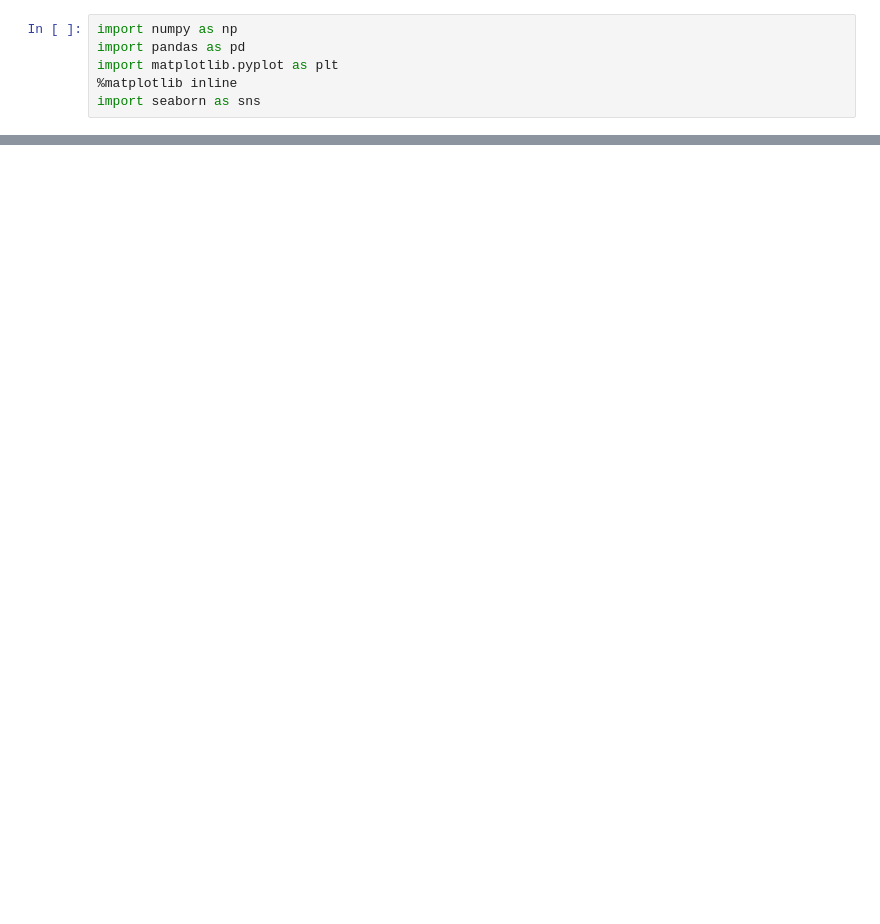
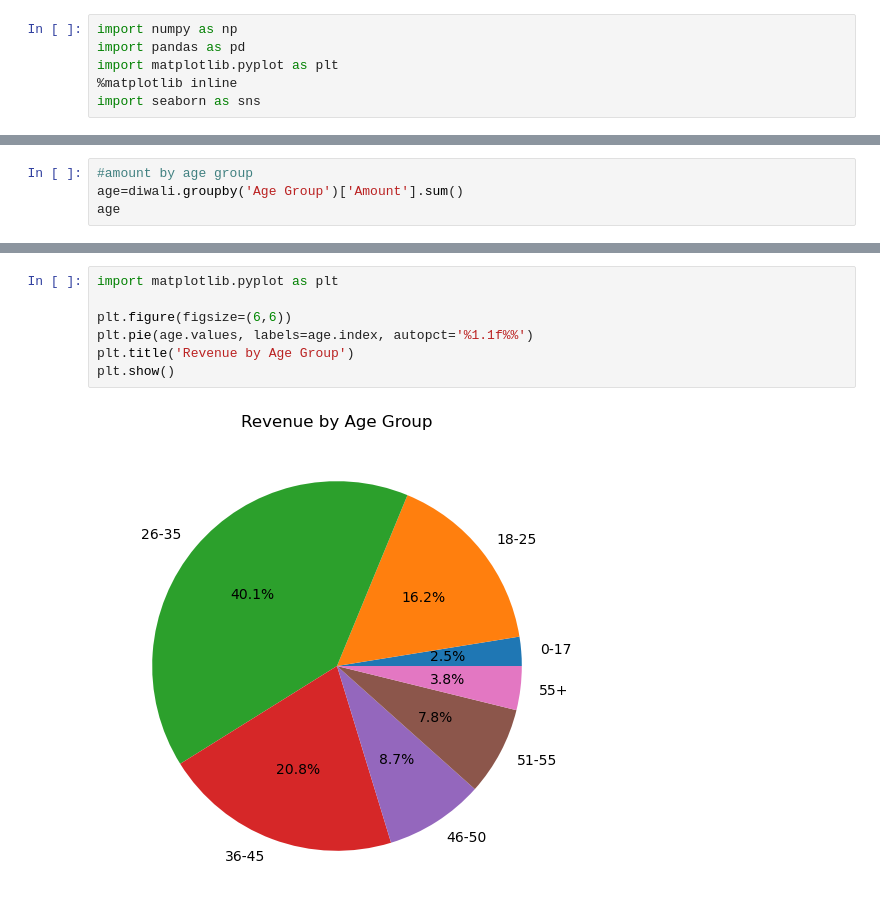
Before and after one commit to sulavg50-ux/Self_data_analysis, a Jupyter notebook: diwali.ipynb, the cells around one changed output, grey strips where cells are left out. Cells and saved outputs as stored; diff of their text form; blank space fills up the shorter version.

```diff
--- a/diwali.ipynb
+++ b/diwali.ipynb
@@ -64,0 +71,4 @@ dtype: int64
+# %%
+#amount by age group
+age=diwali.groupby('Age Group')['Amount'].sum()
+age
@@ -64,0 +85,9 @@ dtype: int64
+# %%
+import matplotlib.pyplot as plt
+
+plt.figure(figsize=(6,6))
+plt.pie(age.values, labels=age.index, autopct='%1.1f%%')
+plt.title('Revenue by Age Group')
+plt.show()
+# %% [output]
+[figure, added]
```
Also changed, not shown: parts of 10 cells of this notebook.
